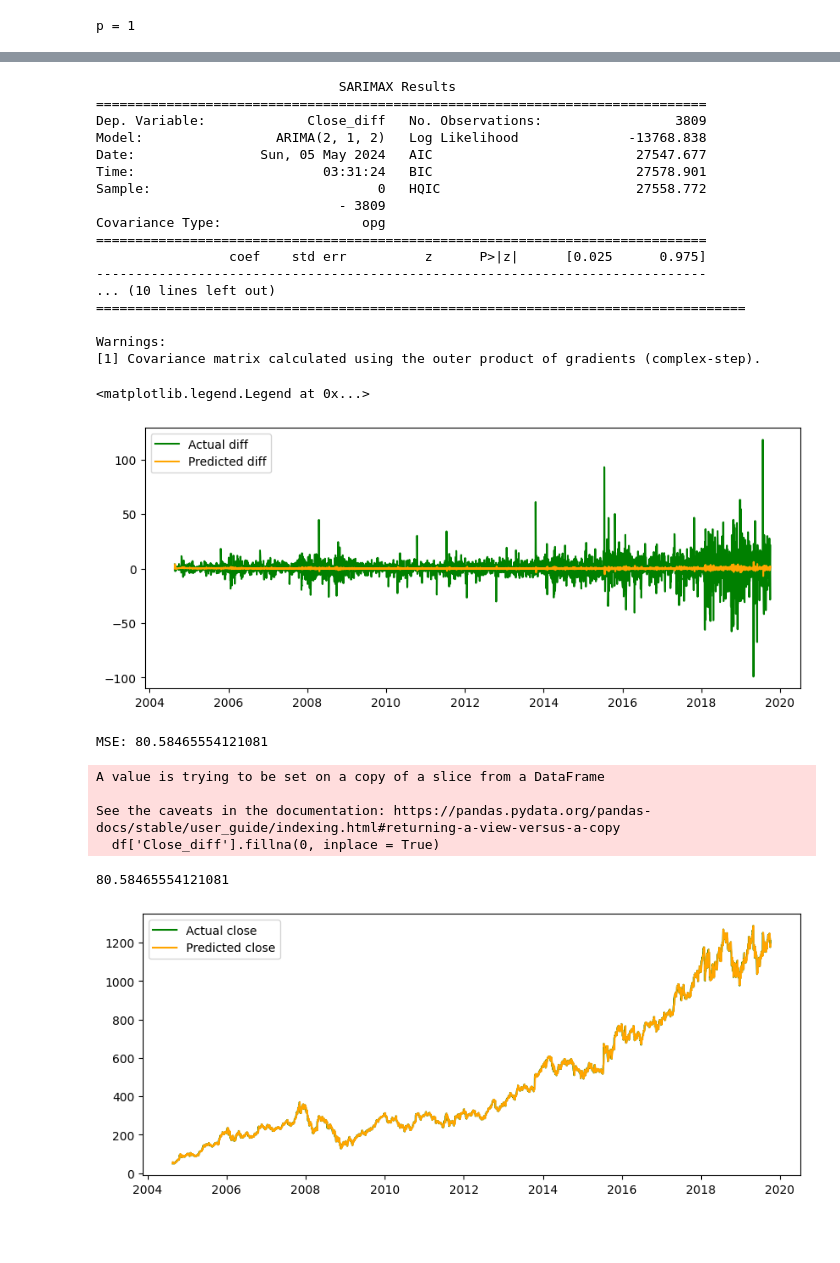
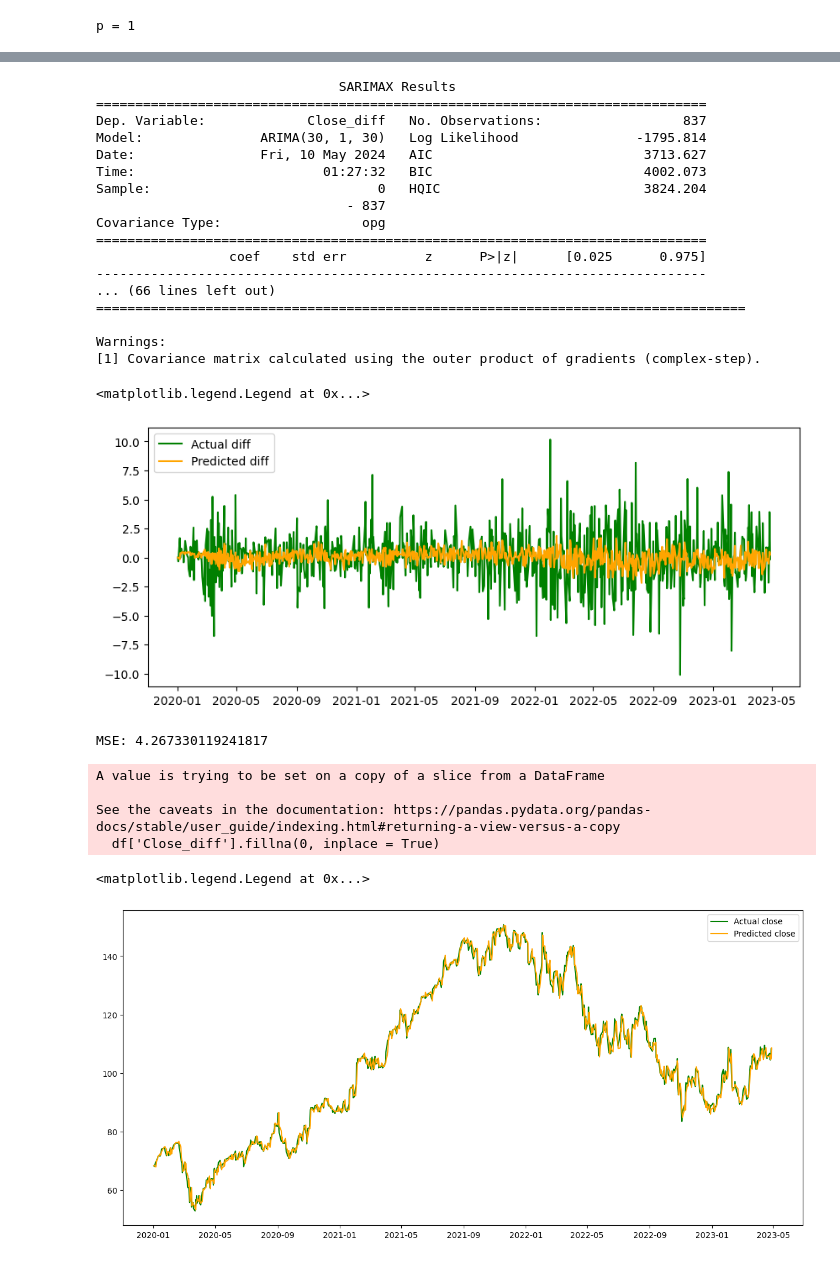
Before and after one commit to gri11/stonk, a Jupyter notebook: playground/arima.ipynb, the cells around one changed output, grey strips where cells are left out. Cells and saved outputs as stored; diff of their text form; code cells hidden in the pictures; blank space fills up the shorter version.

```diff
--- a/playground/arima.ipynb
+++ b/playground/arima.ipynb
@@ -6,7 +6,14 @@ import pandas as pd
 # ticker_symbol = 'GOOG'
 # data = yf.download(ticker_symbol, start='2010-01-01', end='2024-01-01')
 
-data = pd.read_csv('../data/GOOG.csv', index_col='Date', parse_dates=True)
+# data = pd.read_csv('../data/GOOG.csv', index_col='Date', parse_dates=True)
+start = "2020-01-01"
+test_start = "2023-05-01"
+interval = "1d"
+goog = yf.Ticker('GOOG')
+
+data = goog.history(start=start, interval=interval, end=test_start)
+data = data.dropna()
 
 # # train test split
 # df = data[['Close']][:'2022']
@@ -145,5 +164,5 @@ Min AIC: (27524.57930940548, (2, 1, 2))
 # %%
-model = ARIMA(df['Close_diff'], order = min_order)
+model = ARIMA(df['Close_diff'], order = (30,1,30))#min_order)
 results = model.fit()
 print(results.summary())
 
@@ -155,31 +174,30 @@ plt.legend()
 # %% [output]
                                SARIMAX Results
 ==============================================================================
-Dep. Variable:             Close_diff   No. Observations:                 3809
-Model:                 ARIMA(2, 1, 2)   Log Likelihood              -13768.838
-Date:                Sun, 05 May 2024   AIC                          27547.677
-Time:                        03:31:24   BIC                          27578.901
-Sample:                             0   HQIC                         27558.772
-                               - 3809
+Dep. Variable:             Close_diff   No. Observations:                  837
+Model:               ARIMA(30, 1, 30)   Log Likelihood               -1795.814
+Date:                Fri, 10 May 2024   AIC                           3713.627
+Time:                        01:27:32   BIC                           4002.073
+Sample:                             0   HQIC                          3824.204
+                                - 837
 Covariance Type:                  opg
 ==============================================================================
                  coef    std err          z      P>|z|      [0.025      0.975]
 ------------------------------------------------------------------------------
-... (10 lines left out)
+... (66 lines left out)
 ===================================================================================
 
 Warnings:
 [1] Covariance matrix calculated using the outer product of gradients (complex-step).
 <matplotlib.legend.Legend at 0x...>
-[figure, old version]
+[figure, new version]
 # %%
 # print mse
 from sklearn.metrics import mean_squared_error
 df['Close_diff'].fillna(0, inplace = True)
-mse = mean_squared_error(df['Close_diff'], results.predict())
-print('MSE:', mse)
+print('MSE:', mean_squared_error(df['Close_diff'], results.predict()))
 # %% [output]
-MSE: 80.58465554121081
+MSE: 4.267330119241817
 A value is trying to be set on a copy of a slice from a DataFrame
 
 See the caveats in the documentation: https://pandas.pydata.org/pandas-docs/stable/user_guide/indexing.html#returning-a-view-versus-a-copy
@@ -187,19 +205,17 @@ See the caveats in the documentation: https://pandas.pydata.org/pandas-docs/stab
 # %%
 import pandas as pd
 
 prediction = pd.DataFrame(columns=['Predicted'])
 prediction['Predicted'] = results.predict()
+# print(prediction)
 df_pred = pd.merge(df, prediction, how = 'left', left_index = True, right_index = True)
 
 df_pred['Predicted_close'] = df_pred['Close'] + df_pred['Predicted'].shift(-1)
 df_pred['Predicted_close'] = df_pred['Predicted_close'].shift(1).fillna(df['Close'])
+plt.figure(figsize=(15, 7))
 plt.plot(df_pred['Close'], color = 'green', label = 'Actual close')
 plt.plot(df_pred['Predicted_close'], color='orange', label = 'Predicted close')
 plt.legend()
-
-
-from sklearn.metrics import mean_squared_error
-mean_squared_error(df_pred['Close'], df_pred['Predicted_close'])
 # %% [output]
-80.58465554121081
+<matplotlib.legend.Legend at 0x...>
-[figure, old version]
+[figure, new version]
```
Also changed, not shown: parts of 13 cells of this notebook, 2 other files.
